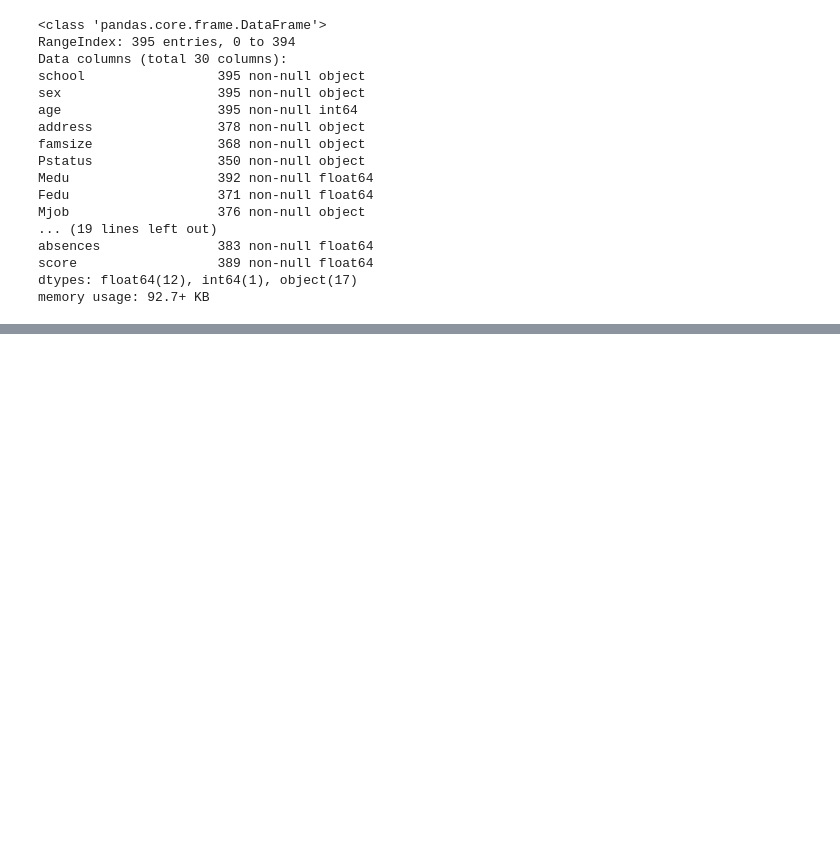
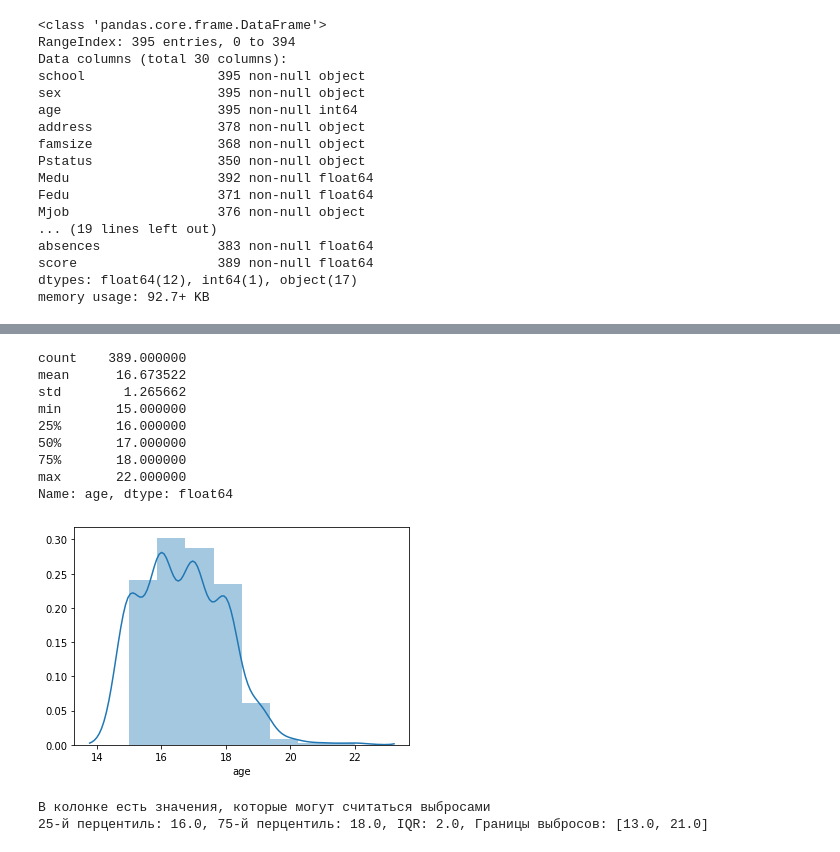
Before and after one commit to Ya-Andy/module_2, a Jupyter notebook: UNICEF Project.ipynb, the cells around one changed output, grey strips where cells are left out. Saved outputs shown, nothing was run; the diff lists cells and outputs as text; code cells hidden in the pictures; blank space fills up the shorter version.

```diff
--- a/UNICEF Project.ipynb
+++ b/UNICEF Project.ipynb
@@ -65,0 +561,19 @@ stud.describe()
+# %%
+sns.distplot(stud.age, bins=8)
+stud.age.describe()
+# %% [output]
+count    389.000000
+mean      16.673522
+std        1.265662
+min       15.000000
+25%       16.000000
+50%       17.000000
+75%       18.000000
+max       22.000000
+Name: age, dtype: float64
+[figure, added]
+# %%
+outliers(stud.age)
+# %% [output]
+В колонке есть значения, которые могут считаться выбросами
+25-й перцентиль: 16.0, 75-й перцентиль: 18.0, IQR: 2.0, Границы выбросов: [13.0, 21.0]
```
Also changed, not shown: parts of 93 cells of this notebook.
